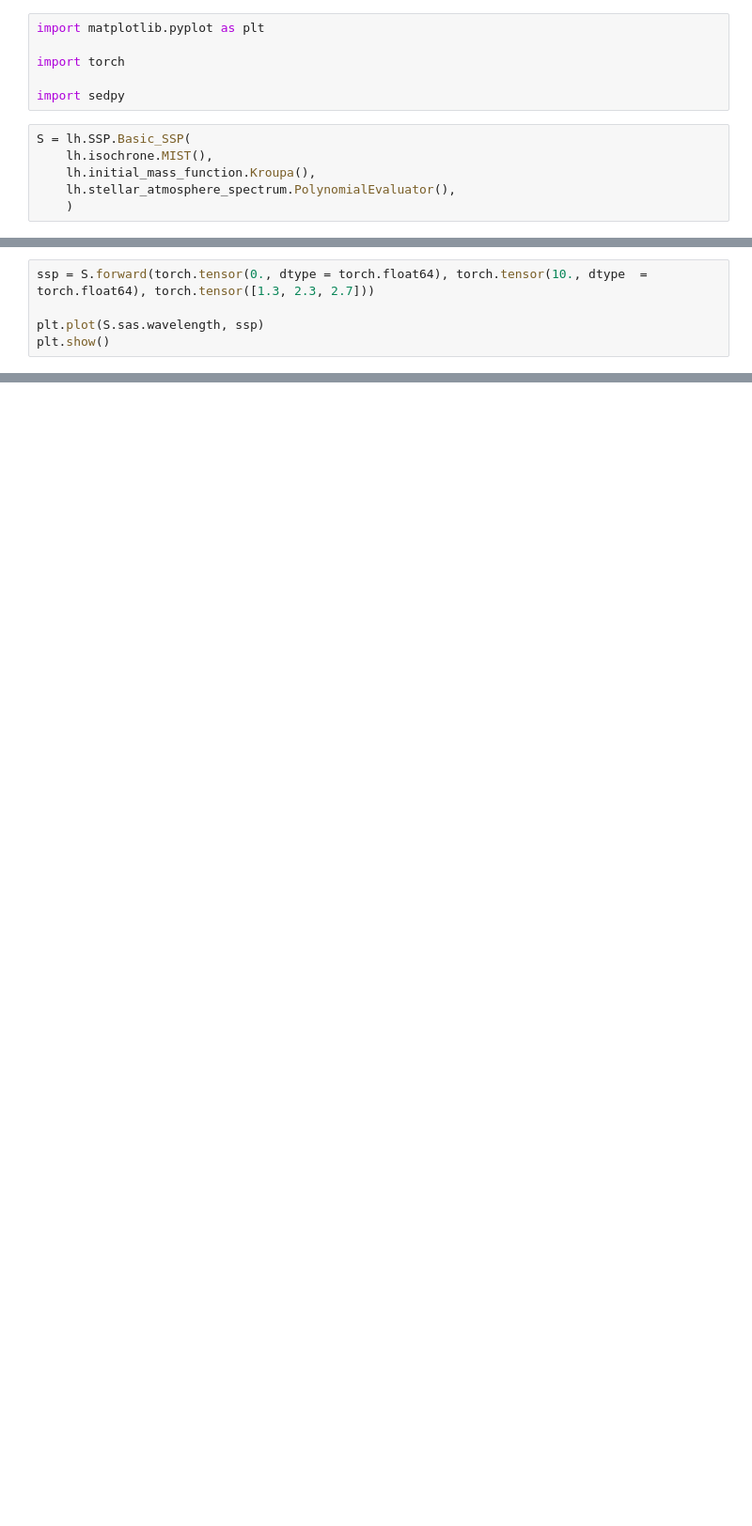
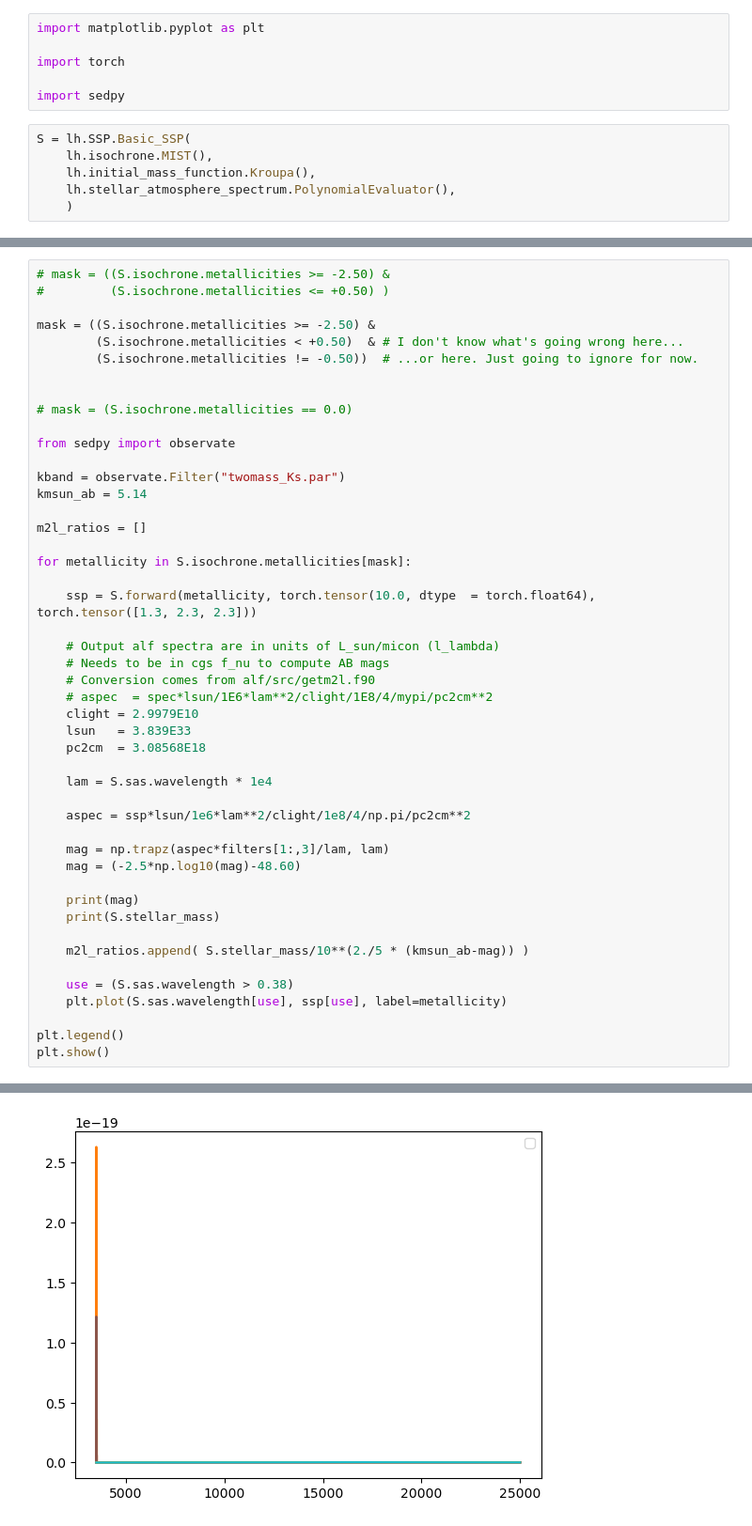
Before and after one commit to Ciela-Institute/ForSED, a Jupyter notebook: MLCRs_sandbox.ipynb, the cells around one changed output, grey strips where cells are left out. Shown at 94% size. Drawn from its saved outputs; the diff is of its cells as text; blank space fills up the shorter version.

```diff
--- a/MLCRs_sandbox.ipynb
+++ b/MLCRs_sandbox.ipynb
@@ -48,5 +53,48 @@ tensor([-4.0000, -3.5000, -3.0000, -2.5000, -2.0000, -1.7500, -1.5000, -1.2500,
 # %%
-ssp = S.forward(torch.tensor(0., dtype = torch.float64), torch.tensor(10., dtype  = torch.float64), torch.tensor([1.3, 2.3, 2.7]))
+# mask = ((S.isochrone.metallicities >= -2.50) &
+#         (S.isochrone.metallicities <= +0.50) )
 
-plt.plot(S.sas.wavelength, ssp)
+mask = ((S.isochrone.metallicities >= -2.50) &
+        (S.isochrone.metallicities < +0.50)  & # I don't know what's going wrong here...
+        (S.isochrone.metallicities != -0.50))  # ...or here. Just going to ignore for now.
+
+
+# mask = (S.isochrone.metallicities == 0.0)
+
+from sedpy import observate
+
+kband = observate.Filter("twomass_Ks.par")
+kmsun_ab = 5.14
+
+m2l_ratios = []
+
+for metallicity in S.isochrone.metallicities[mask]:
+
+    ssp = S.forward(metallicity, torch.tensor(10.0, dtype  = torch.float64), torch.tensor([1.3, 2.3, 2.3]))
+
+    # Output alf spectra are in units of L_sun/micon (l_lambda)
+    # Needs to be in cgs f_nu to compute AB mags
+    # Conversion comes from alf/src/getm2l.f90
+    # aspec  = spec*lsun/1E6*lam**2/clight/1E8/4/mypi/pc2cm**2
+    clight = 2.9979E10
+    lsun   = 3.839E33
+    pc2cm  = 3.08568E18
+
+    lam = S.sas.wavelength * 1e4
+
+    aspec = ssp*lsun/1e6*lam**2/clight/1e8/4/np.pi/pc2cm**2
+
+    mag = np.trapz(aspec*filters[1:,3]/lam, lam)
+    mag = (-2.5*np.log10(mag)-48.60)
+
+    print(mag)
+    print(S.stellar_mass)
+
+    m2l_ratios.append( S.stellar_mass/10**(2./5 * (kmsun_ab-mag)) )
+
+    use = (S.sas.wavelength > 0.38)
+    plt.plot(S.sas.wavelength[use], ssp[use], label=metallicity)
+
+plt.legend()
 plt.show()
+# %% [output]
@@ -52,0 +119 @@ plt.show()
+[figure, added]
```
Also changed, not shown: parts of 7 cells of this notebook, 5 other files.
